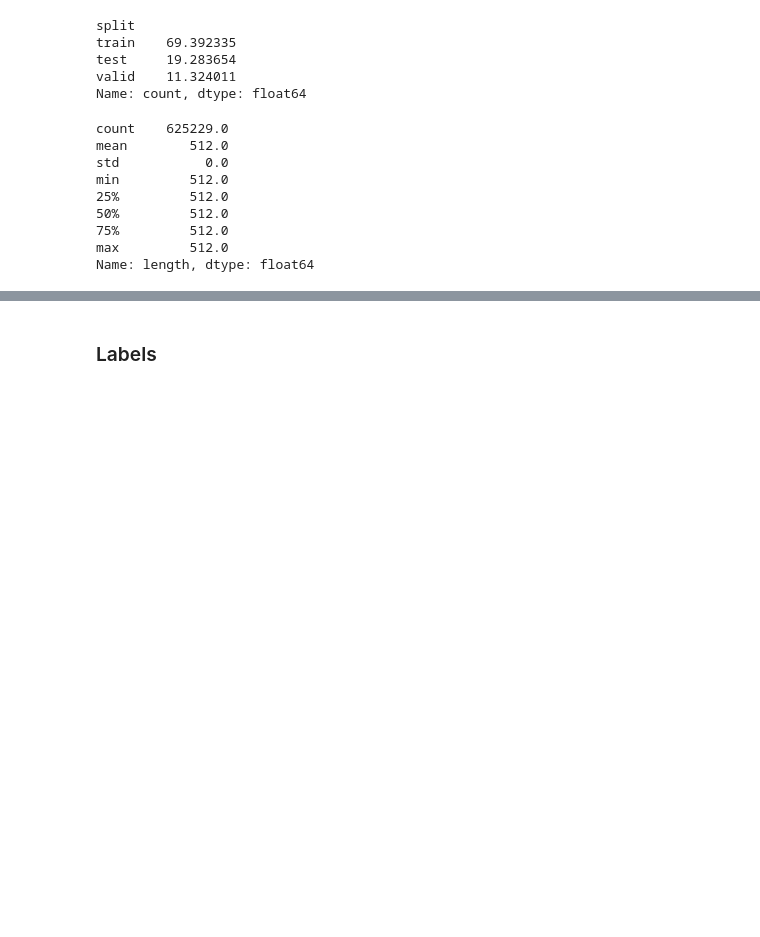
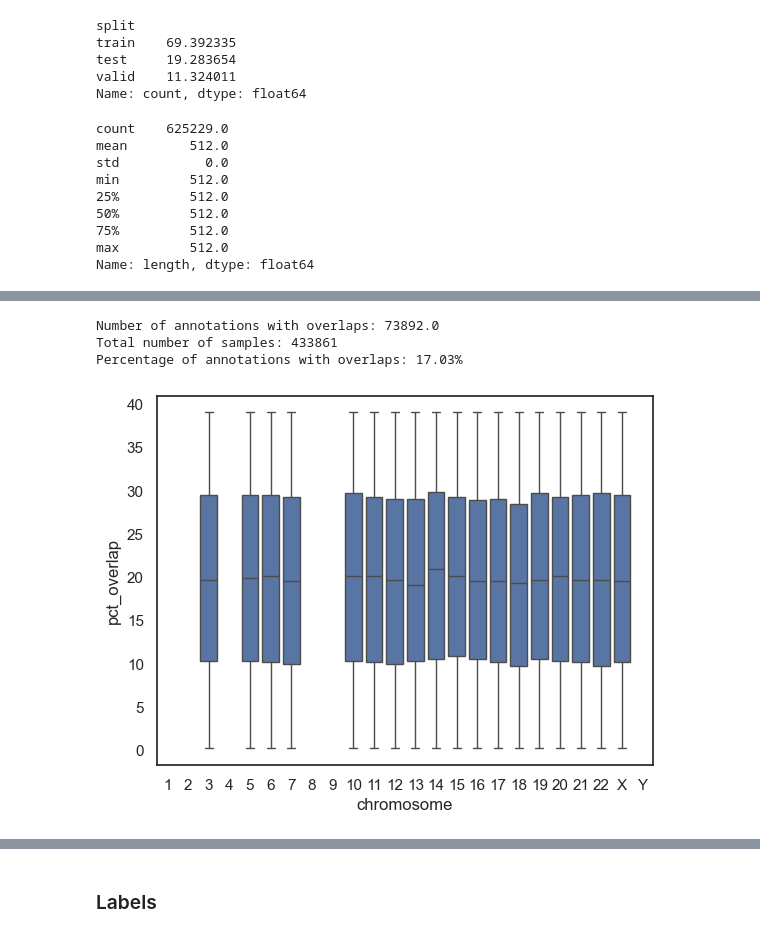
Before and after one commit to baillielab/BEND, a Jupyter notebook: notebooks/edas/EDA_histone_modification.ipynb, the cells around one changed output, grey strips where cells are left out. Drawn from its saved outputs; the diff is of its cells as text; code cells hidden in the pictures; blank space fills up the shorter version.

```diff
--- a/notebooks/edas/EDA_histone_modification.ipynb
+++ b/notebooks/edas/EDA_histone_modification.ipynb
@@ -56,0 +53,8 @@ plot_chr_in_splits(annotations, chromosomes)
+# %%
+train_annotations = annotations[annotations['split'] == 'train'].copy()
+overlap = plot_seq_overlap(train_annotations)
+# %% [output]
+Number of annotations with overlaps: 73892.0
+Total number of samples: 433861
+Percentage of annotations with overlaps: 17.03%
+[figure, added]
```
Also changed, not shown: parts of 5 cells of this notebook, 5 other files.
